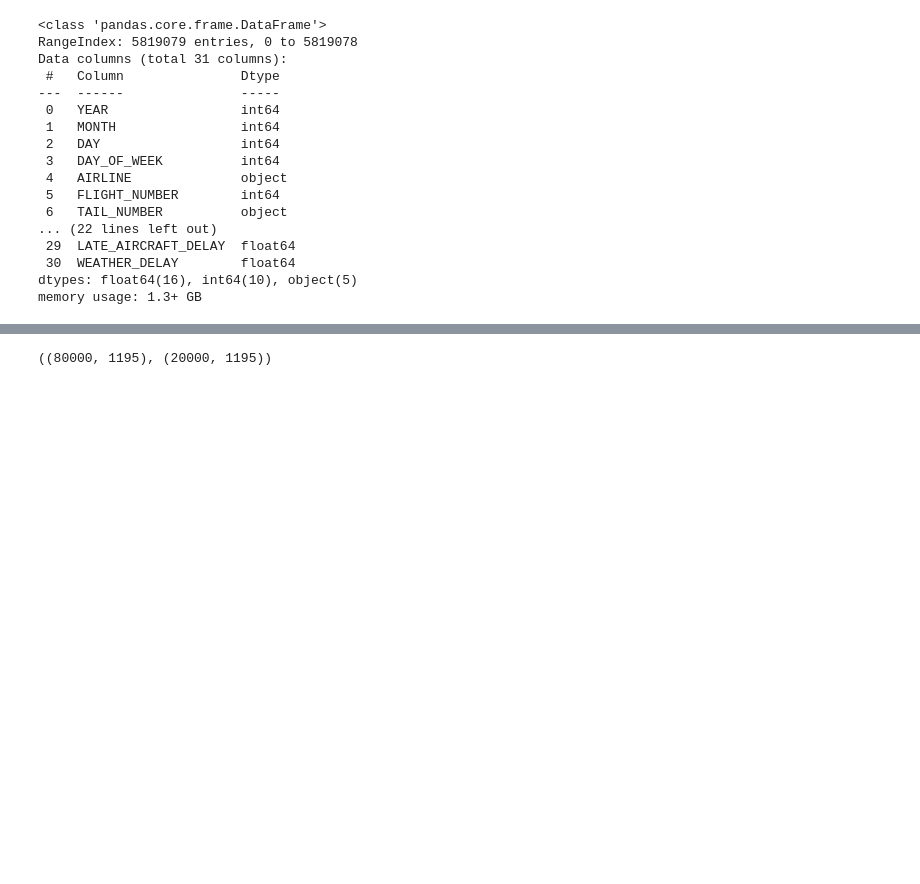
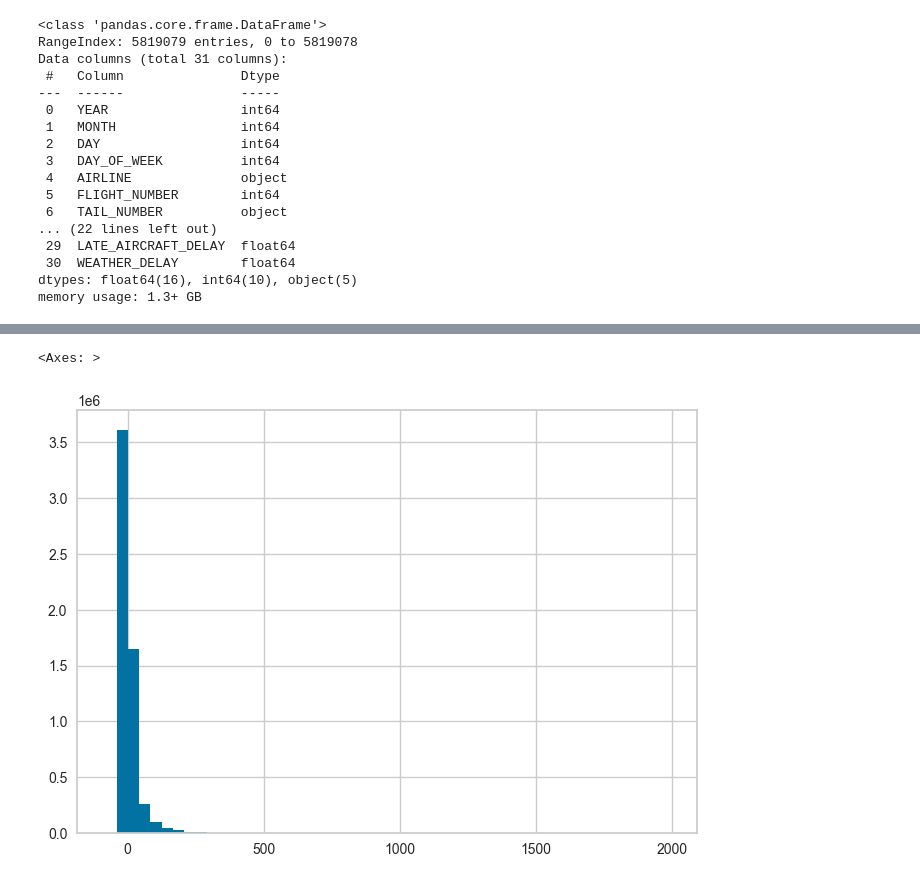
Before and after one commit to JoaoDario632/implementa-o-Segunda-Avaliacao-Girotto, a Jupyter notebook: projeto_modelagem_inicial.ipynb, the cells around one changed output, grey strips where cells are left out. Saved outputs shown, nothing was run; the diff lists cells and outputs as text; code cells hidden in the pictures; blank space fills up the shorter version.

```diff
--- a/projeto_modelagem_inicial.ipynb
+++ b/projeto_modelagem_inicial.ipynb
@@ -111,48 +87,5 @@ Shape de y: (100000,)
 # %%
-def mae(y_true, y_pred):
-    y_true = np.asarray(y_true)
-    y_pred = np.asarray(y_pred)
-    return np.mean(np.abs(y_true - y_pred))
-
-def mse(y_true, y_pred):
-    y_true = np.asarray(y_true)
-    y_pred = np.asarray(y_pred)
-    return np.mean((y_true - y_pred) ** 2)
-
-def rmse(y_true, y_pred):
-    return np.sqrt(mse(y_true, y_pred))
-
-def r2_score_manual(y_true, y_pred):
-    y_true = np.asarray(y_true)
-    y_pred = np.asarray(y_pred)
-    ss_res = np.sum((y_true - y_pred) ** 2)
-    ss_tot = np.sum((y_true - np.mean(y_true)) ** 2)
-    return 1 - ss_res / ss_tot
+df['DEPARTURE_DELAY'].hist(bins=50)
+# %% [output]
+<Axes: >
+[figure, added]
-# %%
-def train_test_split_manual(X, y, test_size=0.2, random_state=42):
-    rng = np.random.RandomState(random_state)
-    n = len(X)
-    indices = np.arange(n)
-    rng.shuffle(indices)
-
-    test_size_int = int(n * test_size)
-    test_idx = indices[:test_size_int]
-    train_idx = indices[test_size_int:]
-
-    if isinstance(X, pd.DataFrame):
-        X_train = X.iloc[train_idx].values
-        X_test = X.iloc[test_idx].values
-    else:
-        X_train = X[train_idx]
-        X_test = X[test_idx]
-
-    y_train = y[train_idx]
-    y_test = y[test_idx]
-
-    return X_train, X_test, y_train, y_test
-
-X_train, X_test, y_train, y_test = train_test_split_manual(X_full, y, test_size=0.2, random_state=42)
-
-X_train.shape, X_test.shape
-# %% [output]
-((80000, 1195), (20000, 1195))
```
Also changed, not shown: parts of 11 cells of this notebook.
